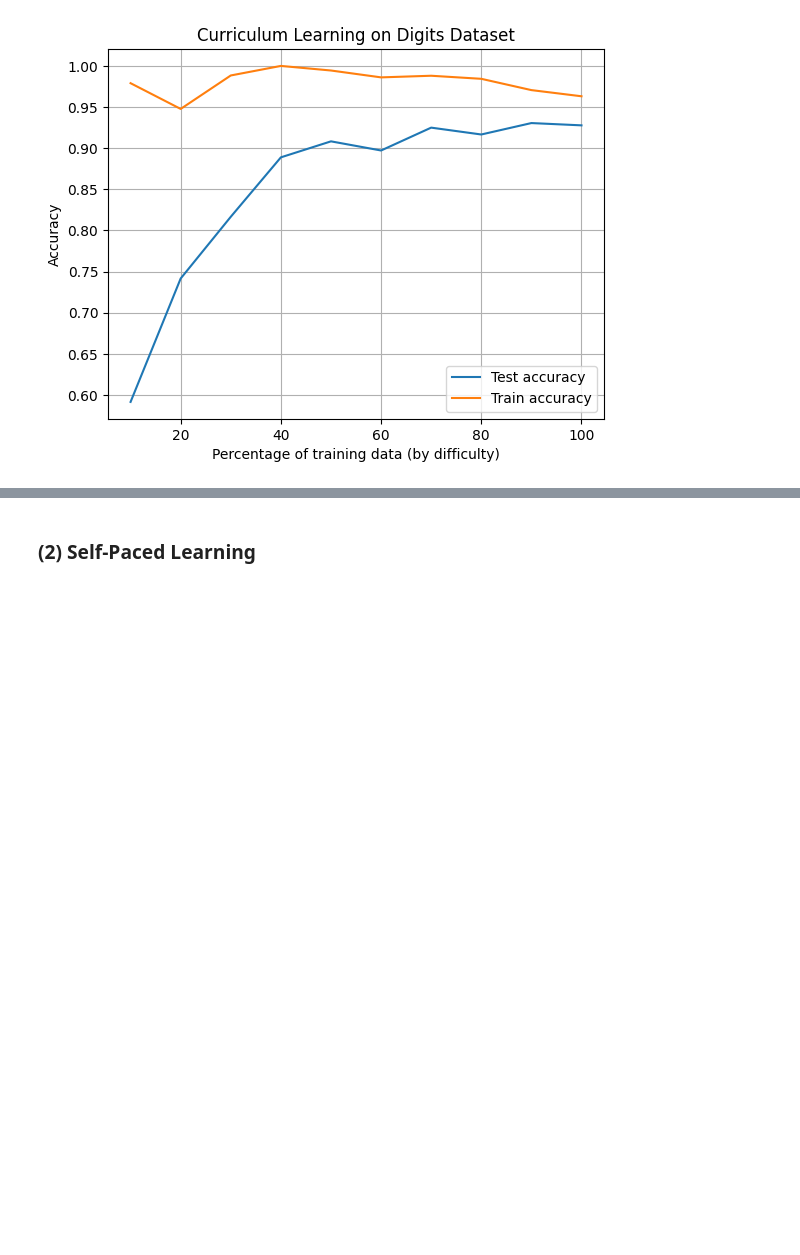
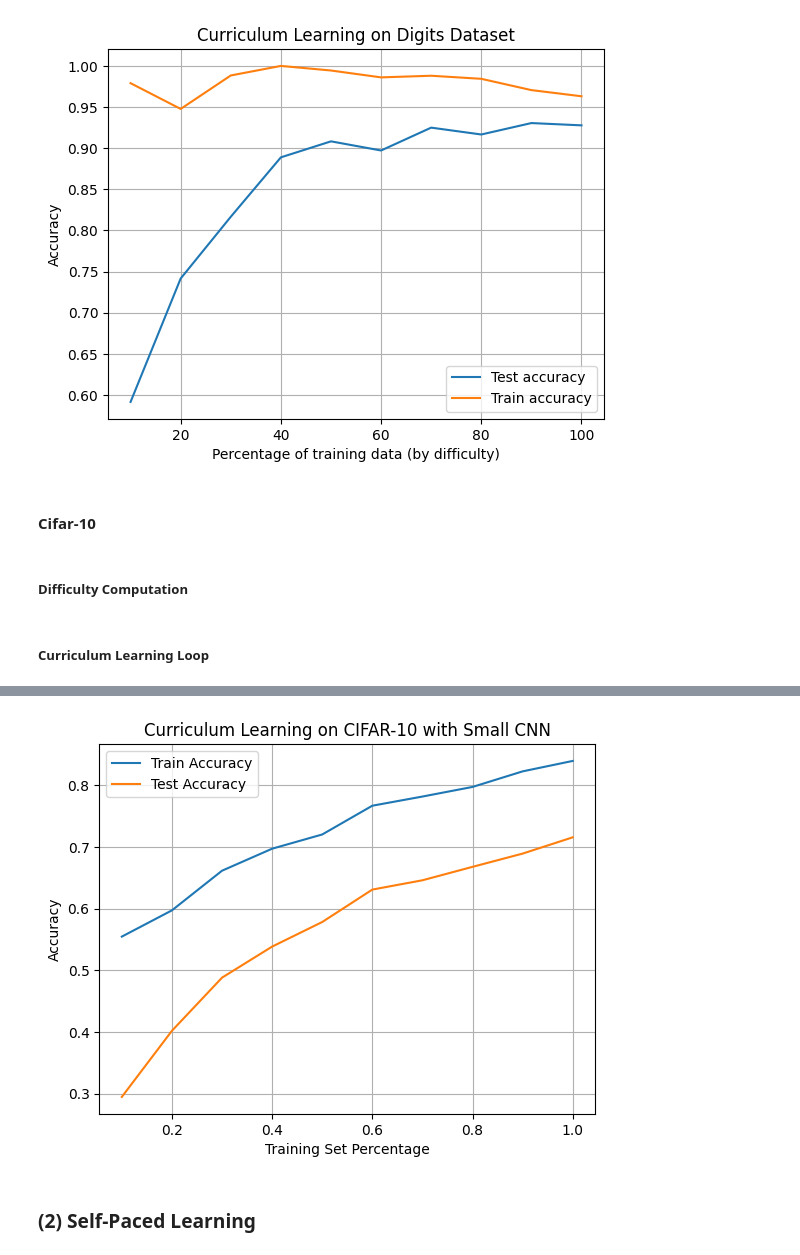
Before and after one commit to Reza-rgb/Opti4ML-TidyTeam, a Jupyter notebook: src/Exploration.ipynb, the cells around one changed output, grey strips where cells are left out. Saved outputs shown, nothing was run; the diff lists cells and outputs as text; code cells hidden in the pictures; blank space fills up the shorter version.

Commit message:
add CIFAR-10 pipeline + models training

```diff
--- a/src/Exploration.ipynb
+++ b/src/Exploration.ipynb
@@ -272,3 +282,81 @@ for percentage in difficulty_range:
 plot_CL_results(difficulty_range, test_accuracies, train_accuracies, "Curriculum Learning on Digits Dataset")
 # %% [output]
 [figure]
+# %% [markdown]
+#### Cifar-10
+# %% [markdown]
+##### Difficulty Computation
+# %%
+def compute_difficulty(dataset):
+    """ Simple proxy: L2 distance to class centroid (in pixel space) """
+    data_loader = DataLoader(dataset, batch_size=len(dataset))
+    images, labels = next(iter(data_loader))
+    images = images.view(images.size(0), -1)  # Flatten images
+
+    centroids = [images[labels == i].mean(dim=0) for i in range(10)]
+    difficulty = torch.tensor([
+        torch.norm(img - centroids[label]).item()
+        for img, label in zip(images, labels)
+    ])
+    return difficulty
+# %% [markdown]
+##### Curriculum Learning Loop
+# %%
+device = torch.device("cuda" if torch.cuda.is_available() else "cpu")
+model = SmallCNN().to(device)
+criterion = nn.CrossEntropyLoss()
+optimizer = optim.Adam(model.parameters(), lr=1e-3)
+
+# Compute difficulty and sort
+difficulty = compute_difficulty(cifar_train_dataset)
+sorted_indices = torch.argsort(difficulty)  # Ascending: easiest to hardest
+
+# Difficulty curriculum range
+percentages = np.linspace(0.1, 1.0, 10)
+train_accs, test_accs = [], []
+
+for pct in percentages:
+    n_samples = int(pct * len(cifar_train_dataset))
+    selected_indices = sorted_indices[:n_samples]
+    subset = Subset(cifar_train_dataset, selected_indices)
+    loader = DataLoader(subset, batch_size=64, shuffle=True)
+
+    # Train for 1 epoch on this subset
+    model.train()
+    for images, labels in loader:
+        images, labels = images.to(device), labels.to(device)
+        outputs = model(images)
+        loss = criterion(outputs, labels)
+        optimizer.zero_grad()
+        loss.backward()
+        optimizer.step()
+
+    # Evaluate
+    def evaluate(loader):
+        model.eval()
+        correct, total = 0, 0
+        with torch.no_grad():
+            for images, labels in loader:
+                images, labels = images.to(device), labels.to(device)
+                outputs = model(images)
+                preds = outputs.argmax(dim=1)
+                correct += (preds == labels).sum().item()
+                total += labels.size(0)
+        return correct / total
+
+    train_acc = evaluate(DataLoader(subset, batch_size=256))
+    test_acc = evaluate(DataLoader(cifar_test_dataset, batch_size=256))
+    train_accs.append(train_acc)
+    test_accs.append(test_acc)
+    print(f"Trained on {pct:.1%} data -> Train Acc: {train_acc:.2f}, Test Acc: {test_acc:.2f}")
+
+# Plot results
+plt.plot(percentages, train_accs, label="Train Accuracy")
+plt.plot(percentages, test_accs, label="Test Accuracy")
+plt.xlabel("Training Set Percentage")
+plt.ylabel("Accuracy")
+plt.title("Curriculum Learning on CIFAR-10 with Small CNN")
+plt.legend()
+plt.grid(True)
+plt.show()
+# %% [output]
@@ -275,3 +373,4 @@ plot_CL_results(difficulty_range, test_accuracies, train_accuracies, "Curriculum
+[figure, added]
 # %% [markdown]
 ### (2) Self-Paced Learning
 # %% [markdown]
```
Also changed, not shown: parts of 14 cells of this notebook.
